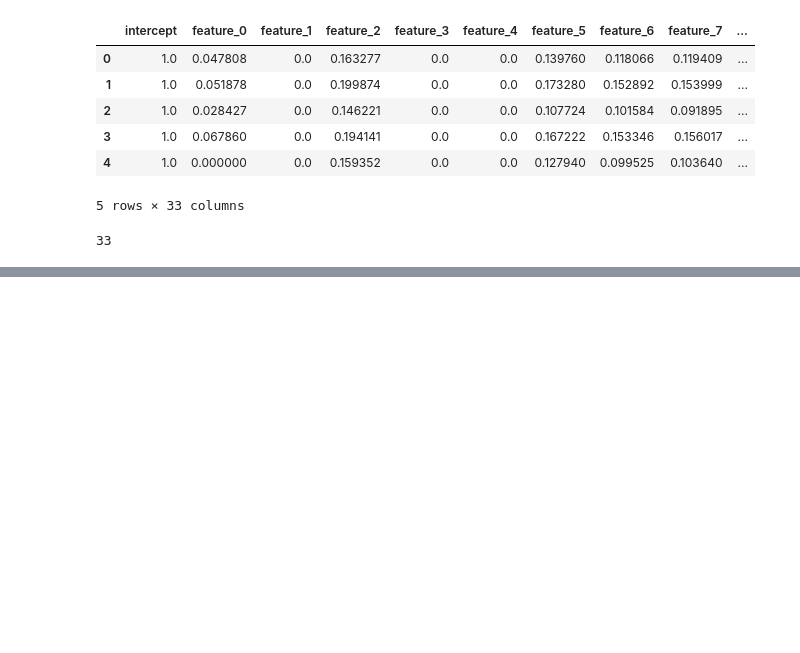
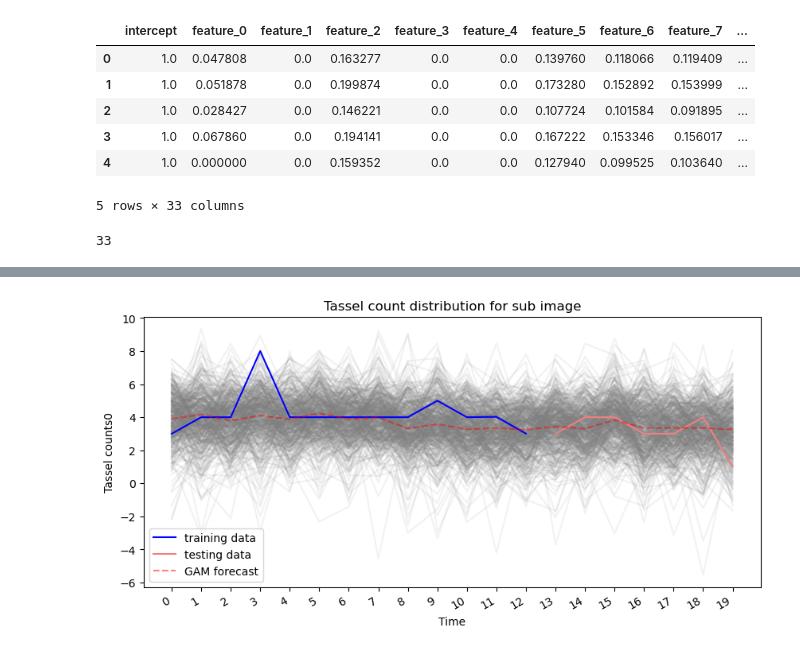
Before and after one commit to Gayara-Fernando/Bayes_for_TN, a Jupyter notebook: 5_BTS_implementation.ipynb, the cells around one changed output, grey strips where cells are left out. Cells and saved outputs as stored; diff of their text form; code cells hidden in the pictures; blank space fills up the shorter version.

```diff
--- a/5_BTS_implementation.ipynb
+++ b/5_BTS_implementation.ipynb
@@ -363,0 +363,3 @@ AttributeError: 'function' object has no attribute 'sample'
+# %%
+gam_with_latent_ar_full_bts = generate_model_ar_latent(training=False)
+posterior_dists_bts, ppc_samples_bts = gam_with_latent_ar_full_bts.sample_distributions(value=mcmc_samples_bts)
@@ -363,0 +396,19 @@ AttributeError: 'function' object has no attribute 'sample'
+# %%
+fig, ax = plt.subplots(1, 1, figsize=(10, 5))
+
+# fitted_with_forecast = posterior_dists[-1].distribution.mean().numpy()
+# fitted_with_forecast = posterior_dists[-1].distribution.sample().numpy()
+fitted_with_forecast = ppc_samples_bts[-1].numpy()
+
+ax.plot(np.arange(20), fitted_with_forecast[:250, 0, :].T, color='gray', alpha=.1);
+ax.plot(np.arange(20), fitted_with_forecast[:250, 1, :].T, color='gray', alpha=.1);
+
+plot_tassel_count_data(train_counts, test_counts, 0, (fig, ax))
+
+average_forecast = np.mean(fitted_with_forecast, axis=(0, 1)).T
+ax.plot(np.arange(20), average_forecast, ls='--', label='GAM forecast', color = 'red', alpha=.5);
+plt.xticks(np.arange(20))
+plt.legend()
+plt.show()
+# %% [output]
+[figure, added]
```
Also changed, not shown: parts of 16 cells of this notebook.
